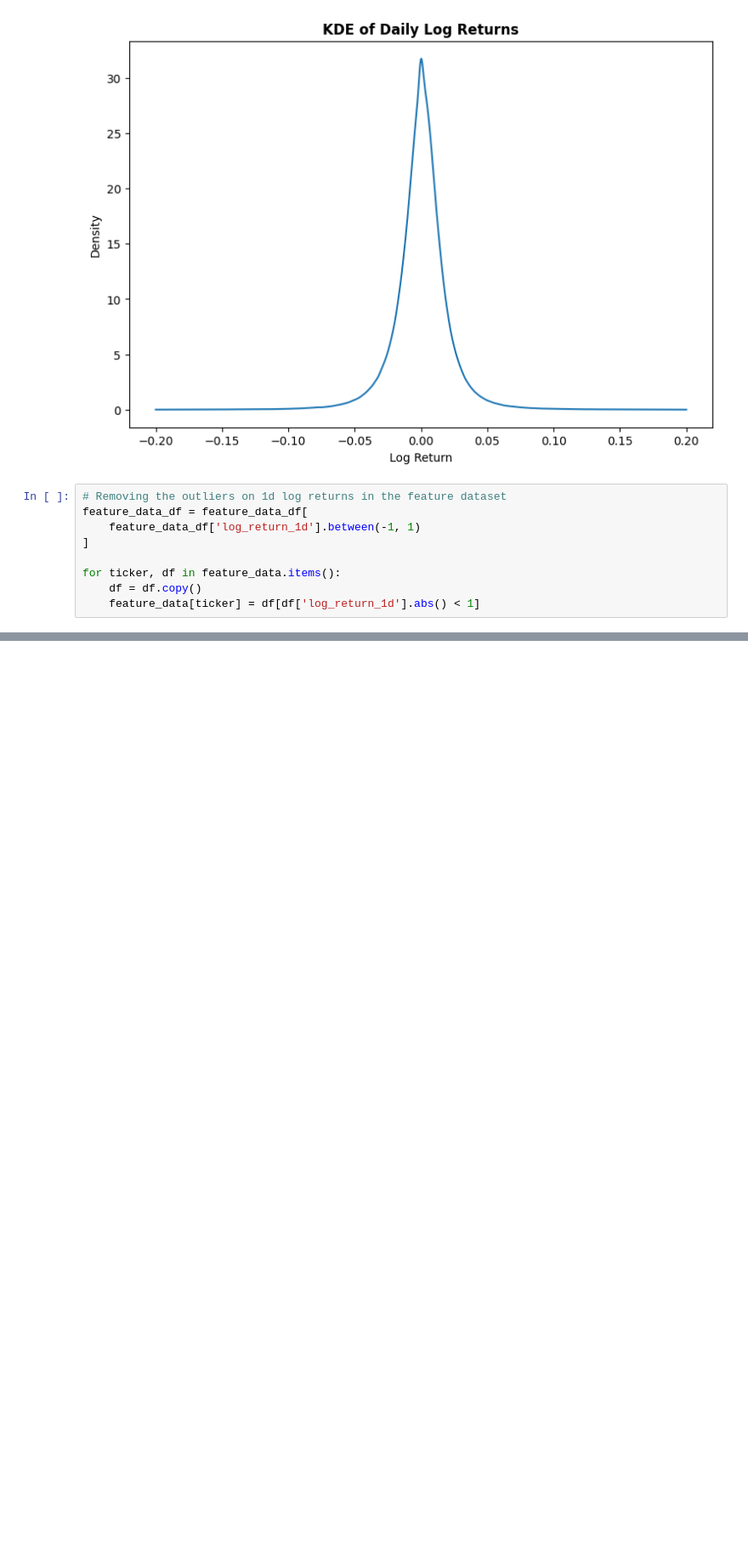
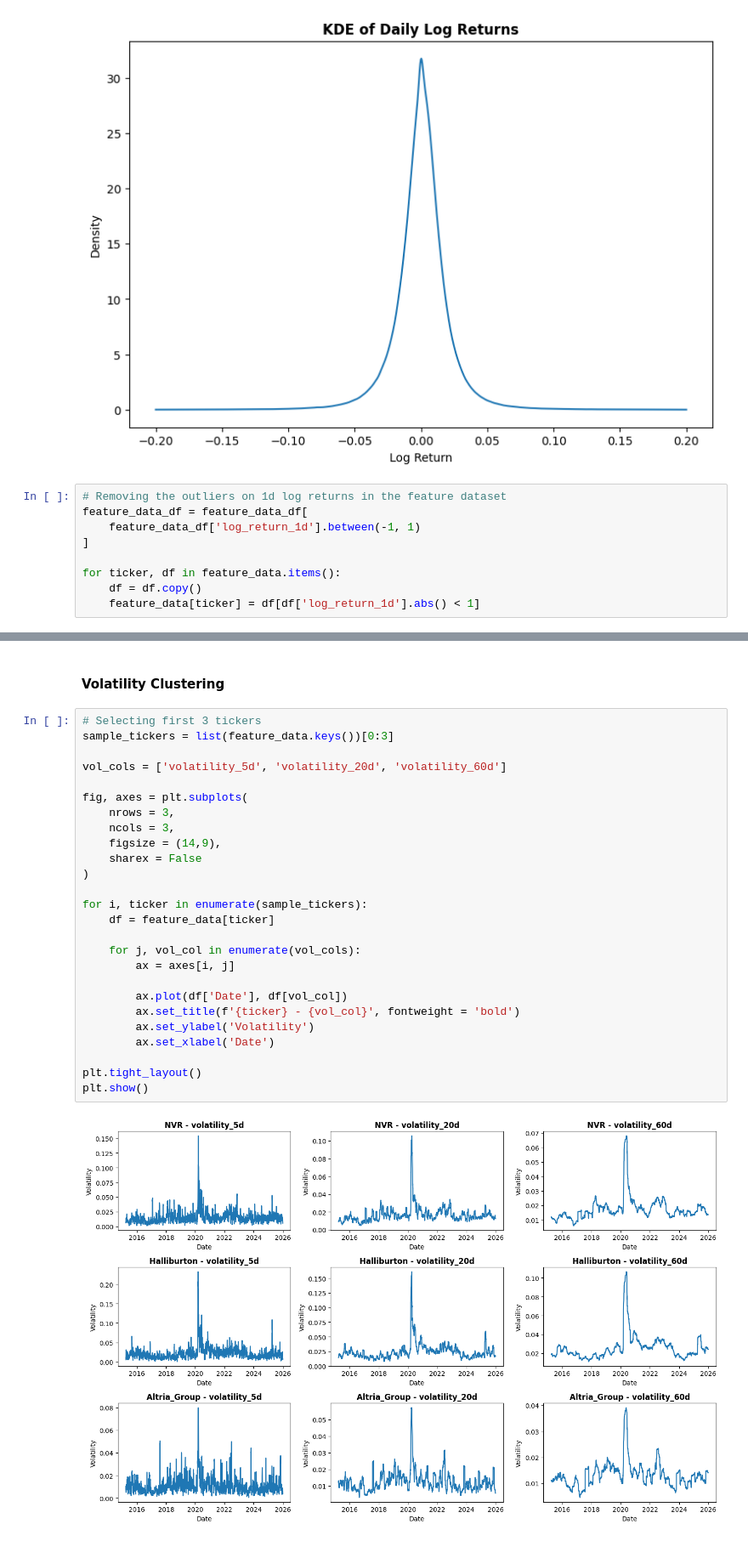
Before and after one commit to gorkemyencak/stock-volatility-time-series-analysis, a Jupyter notebook: main.ipynb, the cells around one changed output, grey strips where cells are left out. Shown at 85% size. Saved outputs shown, nothing was run; the diff lists cells and outputs as text; blank space fills up the shorter version.

```diff
--- a/main.ipynb
+++ b/main.ipynb
@@ -313,0 +337,30 @@ x = np.linspace(returns.min(), returns.max(), 1000)
+# %% [markdown]
+#### Volatility Clustering
+# %%
+# Selecting first 3 tickers
+sample_tickers = list(feature_data.keys())[0:3]
+
+vol_cols = ['volatility_5d', 'volatility_20d', 'volatility_60d']
+
+fig, axes = plt.subplots(
+    nrows = 3,
+    ncols = 3,
+    figsize = (14,9),
+    sharex = False
+)
+
+for i, ticker in enumerate(sample_tickers):
+    df = feature_data[ticker]
+
+    for j, vol_col in enumerate(vol_cols):
+        ax = axes[i, j]
+
+        ax.plot(df['Date'], df[vol_col])
+        ax.set_title(f'{ticker} - {vol_col}', fontweight = 'bold')
+        ax.set_ylabel('Volatility')
+        ax.set_xlabel('Date')
+
+plt.tight_layout()
+plt.show()
+# %% [output]
+[figure, added]
```
Also changed, not shown: parts of 15 cells of this notebook, 1 other file.
